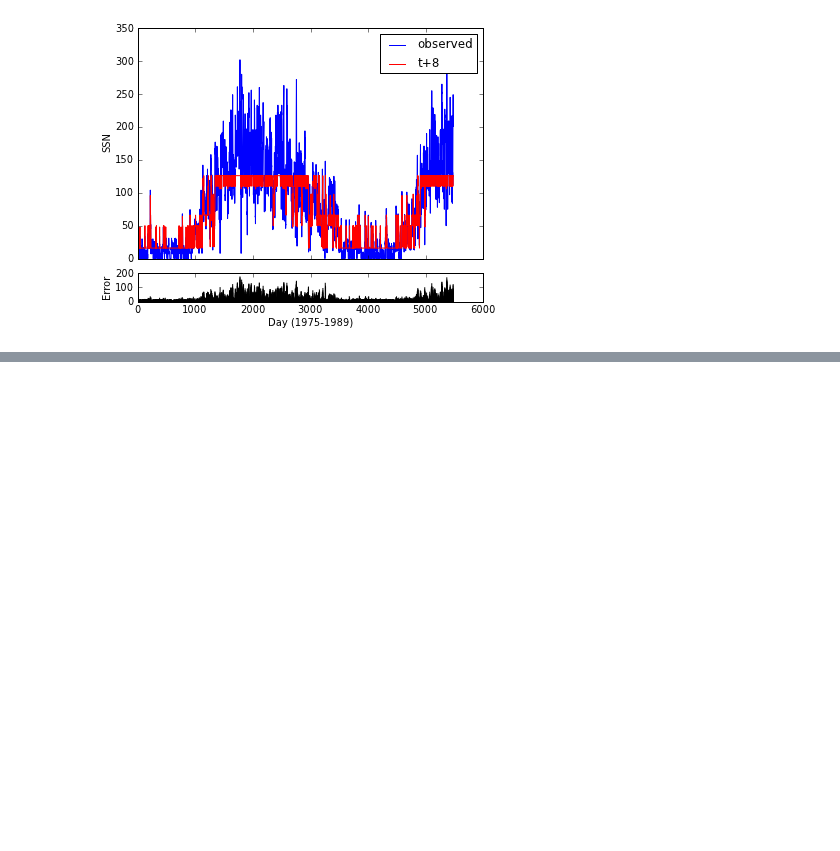
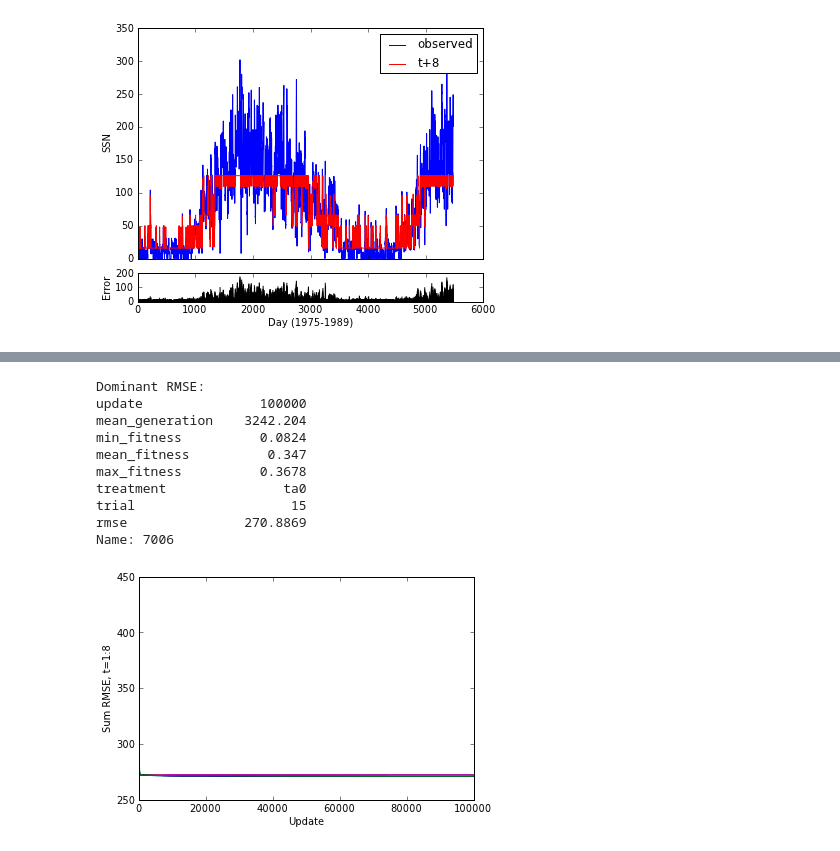
Before and after one commit to mmirmomeni/sunspot, a Jupyter notebook: math/sunspot.ipynb, the cells around one changed output, grey strips where cells are left out. Cells and saved outputs as stored; diff of their text form; code cells hidden in the pictures; blank space fills up the shorter version.

```diff
--- a/math/sunspot.ipynb
+++ b/math/sunspot.ipynb
@@ -100,0 +145,14 @@ nD = test_sunspot("/Users/dk/research/src/sunspot/var/002-multi/ta0_18")
+# %%
+D = quick_look('/Users/dk/research/var/sunspot/006-dst','ta')
+# %% [output]
+Dominant RMSE:
+update               100000
+mean_generation    3242.204
+min_fitness          0.0824
+mean_fitness          0.347
+max_fitness          0.3678
+treatment               ta0
+trial                    15
+rmse               270.8869
+Name: 7006
+[figure, added]
```
Also changed, not shown: parts of 4 cells of this notebook, 11 other files.
